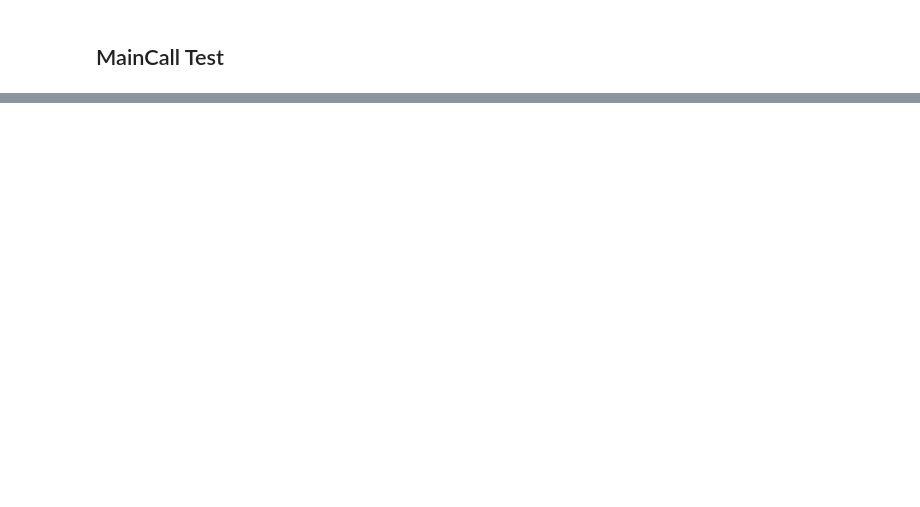
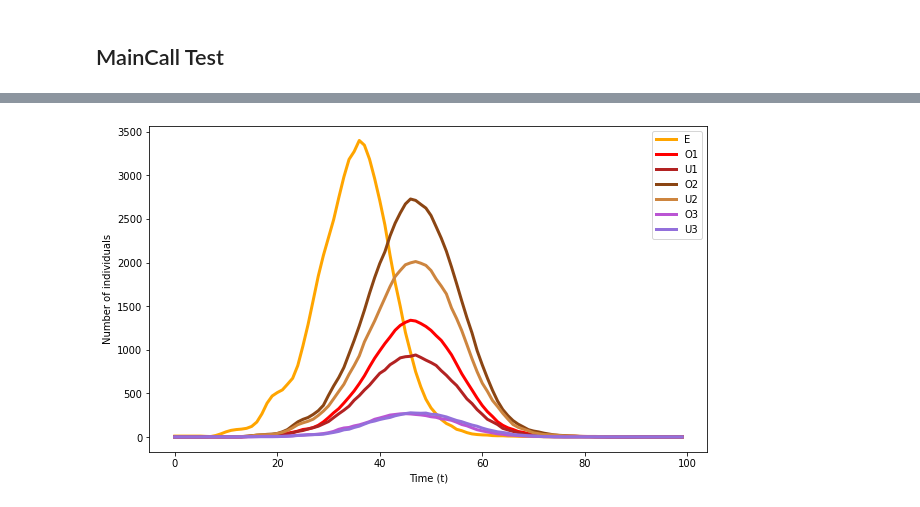
Before and after one commit to JimmyCalvoMonge/adaptive, a Jupyter notebook: mytests.ipynb, the cells around one changed output, grey strips where cells are left out. Saved outputs shown, nothing was run; the diff lists cells and outputs as text; code cells hidden in the pictures; blank space fills up the shorter version.

```diff
--- a/mytests.ipynb
+++ b/mytests.ipynb
@@ -635,0 +660,4 @@ array([[3, 2],
+# %%
+results_data = pd.read_csv('././results/model_results_sim_0.csv')
+t = range(results_data.shape[0])
+results_data
@@ -635,0 +678,17 @@ array([[3, 2],
+# %%
+# plt.plot(t, results_data['totalS'], label='S', color='blue', linewidth=3)
+plt.plot(t, results_data['totalE'], label='E', color='orange', linewidth=3)
+# plt.plot(t, results_data['totalR'], label='R', color='limegreen', linewidth=3)
+plt.plot(t, results_data['totalO1'], label='O1', color='red', linewidth=3)
+plt.plot(t, results_data['totalU1'], label='U1', color='firebrick', linewidth=3)
+plt.plot(t, results_data['totalO2'], label='O2', color='saddlebrown', linewidth=3)
+plt.plot(t, results_data['totalU2'], label='U2', color='peru', linewidth=3)
+plt.plot(t, results_data['totalO3'], label='O3', color='mediumorchid', linewidth=3)
+plt.plot(t, results_data['totalU3'], label='U3', color='mediumpurple', linewidth=3)
+plt.xlabel("Time (t)")
+plt.ylabel("Number of individuals")
+plt.legend(loc="upper right")
+plt.rcParams["figure.figsize"] = (10, 6)
+plt.show()
+# %% [output]
+[figure, added]
```
Also changed, not shown: parts of 10 cells of this notebook, 10 other files.
